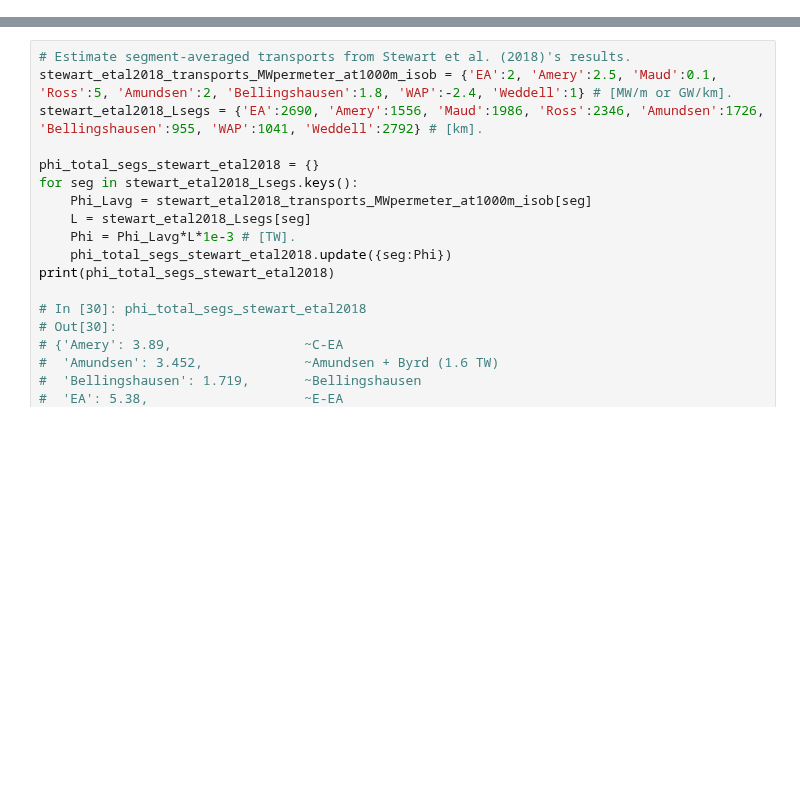
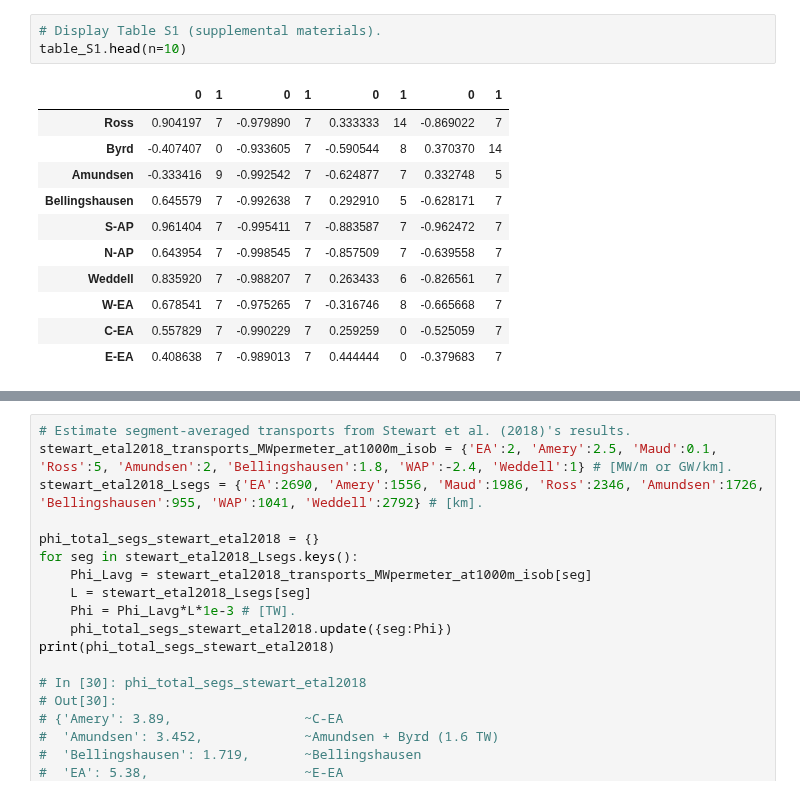
Before and after one commit to apaloczy/AntarcticaCircumpolarIntrusions, a Jupyter notebook: plot_figs/fig03_tableS1/fig03_tableS1.ipynb, the cells around one changed output, grey strips where cells are left out. Drawn from its saved outputs; the diff is of its cells as text; blank space fills up the shorter version.

Commit message:
Display Table S1 and clean up.

```diff
--- a/plot_figs/fig03/fig03.ipynb
+++ b/plot_figs/fig03_tableS1/fig03_tableS1.ipynb
@@ -367,3 +338,18 @@ Minimum significant r for 10.510 EDoF at 95 %: 0.605
 Minimum significant r for 11.622 EDoF at 95 %: 0.575
 Minimum significant r for 10.138 EDoF at 95 %: 0.616
 Minimum significant r for 13.308 EDoF at 95 %: 0.537
+# %%
+# Display Table S1 (supplemental materials).
+table_S1.head(n=10)
+# %% [output]
+|  | 0 | 1 | 0 | 1 | 0 | 1 | 0 | 1 |
+| Ross | 0.904197 | 7 | -0.979890 | 7 | 0.333333 | 14 | -0.869022 | 7 |
+| Byrd | -0.407407 | 0 | -0.933605 | 7 | -0.590544 | 8 | 0.370370 | 14 |
+| Amundsen | -0.333416 | 9 | -0.992542 | 7 | -0.624877 | 7 | 0.332748 | 5 |
+| Bellingshausen | 0.645579 | 7 | -0.992638 | 7 | 0.292910 | 5 | -0.628171 | 7 |
+| S-AP | 0.961404 | 7 | -0.995411 | 7 | -0.883587 | 7 | -0.962472 | 7 |
+| N-AP | 0.643954 | 7 | -0.998545 | 7 | -0.857509 | 7 | -0.639558 | 7 |
+| Weddell | 0.835920 | 7 | -0.988207 | 7 | 0.263433 | 6 | -0.826561 | 7 |
+| W-EA | 0.678541 | 7 | -0.975265 | 7 | -0.316746 | 8 | -0.665668 | 7 |
+| C-EA | 0.557829 | 7 | -0.990229 | 7 | 0.259259 | 0 | -0.525059 | 7 |
+| E-EA | 0.408638 | 7 | -0.989013 | 7 | 0.444444 | 0 | -0.379683 | 7 |
```
Also changed, not shown: parts of 3 cells of this notebook, 16 other files.
